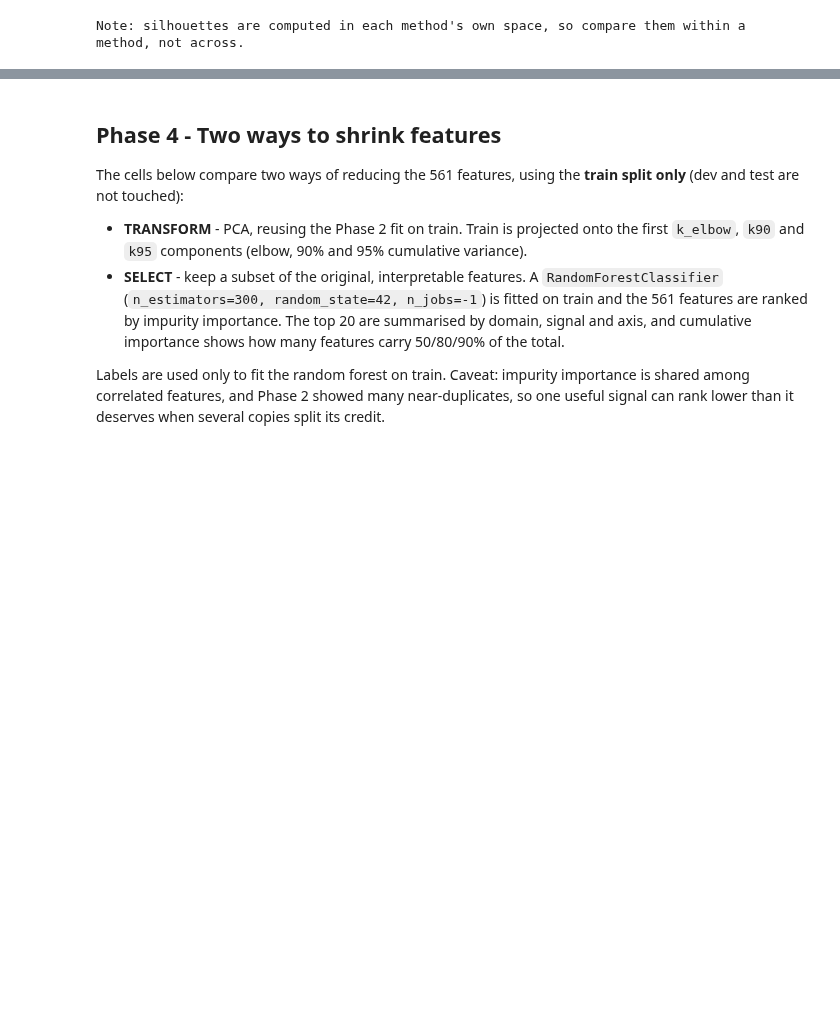
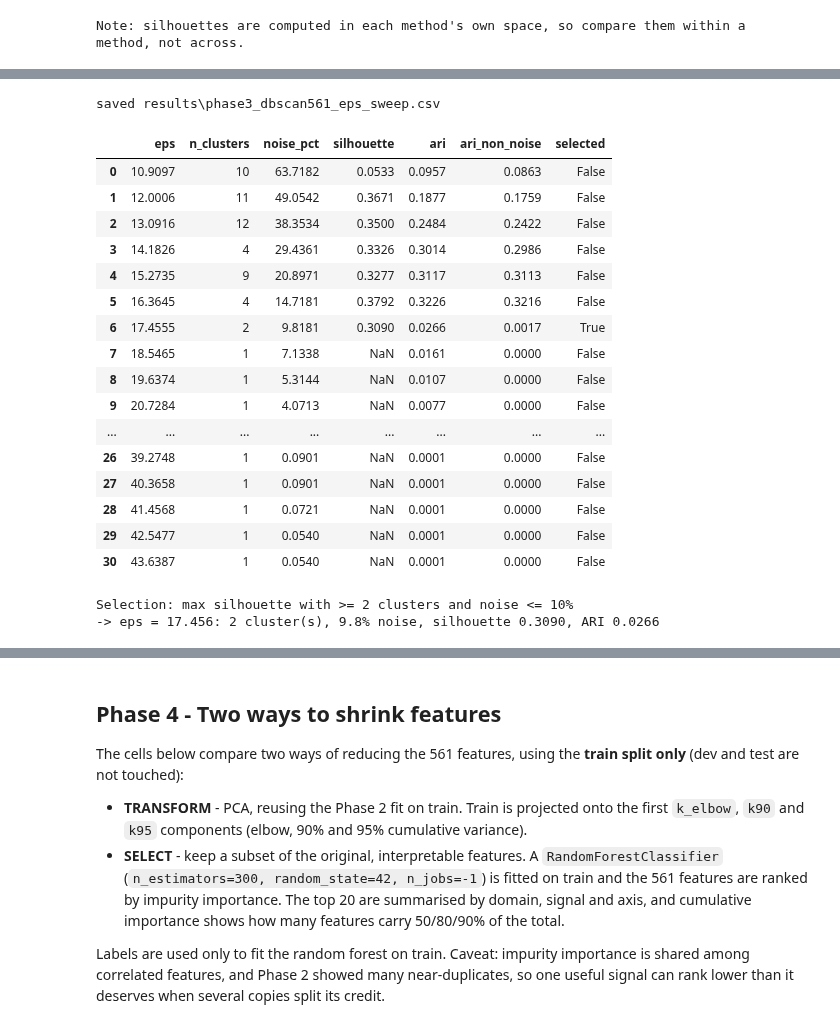
Before and after one commit to LUCIFER5671/har-feature-reduction, a Jupyter notebook: har_feature_reduction.ipynb, the cells around one changed output, grey strips where cells are left out. Cells and saved outputs as stored; diff of their text form; code cells hidden in the pictures; blank space fills up the shorter version.

```diff
--- a/har_feature_reduction.ipynb
+++ b/har_feature_reduction.ipynb
@@ -852,0 +920,33 @@ Note: silhouettes are computed in each method's own space, so compare them withi
+# %%
+eps_grid561 = np.round(np.linspace(0.5 * eps_knee561, 2.0 * eps_knee561, 31), 4)
+dbscan561_sweep, dbscan561_labels = run_dbscan_sweep(X_tr, eps_grid561, "dbscan561")
+best561, rule_ok561, why561 = select_eps(dbscan561_sweep)
+eps_best561 = float(best561["eps"])
+dbscan561_sweep["selected"] = dbscan561_sweep["eps"] == eps_best561
+
+save_table(dbscan561_sweep, "phase3_dbscan561_eps_sweep", index=False)
+display(dbscan561_sweep.round(4))
+print(f"Selection: {why561}")
+print(f"-> eps = {eps_best561:.3f}: {int(best561['n_clusters'])} cluster(s), {best561['noise_pct']:.1f}% noise, "
+      f"silhouette {best561['silhouette']:.4f}, ARI {best561['ari']:.4f}")
+# %% [output]
+saved results\phase3_dbscan561_eps_sweep.csv
+|  | eps | n_clusters | noise_pct | silhouette | ari | ari_non_noise | selected |
+| 0 | 10.9097 | 10 | 63.7182 | 0.0533 | 0.0957 | 0.0863 | False |
+| 1 | 12.0006 | 11 | 49.0542 | 0.3671 | 0.1877 | 0.1759 | False |
+| 2 | 13.0916 | 12 | 38.3534 | 0.3500 | 0.2484 | 0.2422 | False |
+| 3 | 14.1826 | 4 | 29.4361 | 0.3326 | 0.3014 | 0.2986 | False |
+| 4 | 15.2735 | 9 | 20.8971 | 0.3277 | 0.3117 | 0.3113 | False |
+| 5 | 16.3645 | 4 | 14.7181 | 0.3792 | 0.3226 | 0.3216 | False |
+| 6 | 17.4555 | 2 | 9.8181 | 0.3090 | 0.0266 | 0.0017 | True |
+| 7 | 18.5465 | 1 | 7.1338 | NaN | 0.0161 | 0.0000 | False |
+| 8 | 19.6374 | 1 | 5.3144 | NaN | 0.0107 | 0.0000 | False |
+| 9 | 20.7284 | 1 | 4.0713 | NaN | 0.0077 | 0.0000 | False |
+| ... | ... | ... | ... | ... | ... | ... | ... |
+| 26 | 39.2748 | 1 | 0.0901 | NaN | 0.0001 | 0.0000 | False |
+| 27 | 40.3658 | 1 | 0.0901 | NaN | 0.0001 | 0.0000 | False |
+| 28 | 41.4568 | 1 | 0.0721 | NaN | 0.0001 | 0.0000 | False |
+| 29 | 42.5477 | 1 | 0.0540 | NaN | 0.0001 | 0.0000 | False |
+| 30 | 43.6387 | 1 | 0.0540 | NaN | 0.0001 | 0.0000 | False |
+Selection: max silhouette with >= 2 clusters and noise <= 10%
+-> eps = 17.456: 2 cluster(s), 9.8% noise, silhouette 0.3090, ARI 0.0266
```
Also changed, not shown: parts of 6 cells of this notebook, 5 other files.
